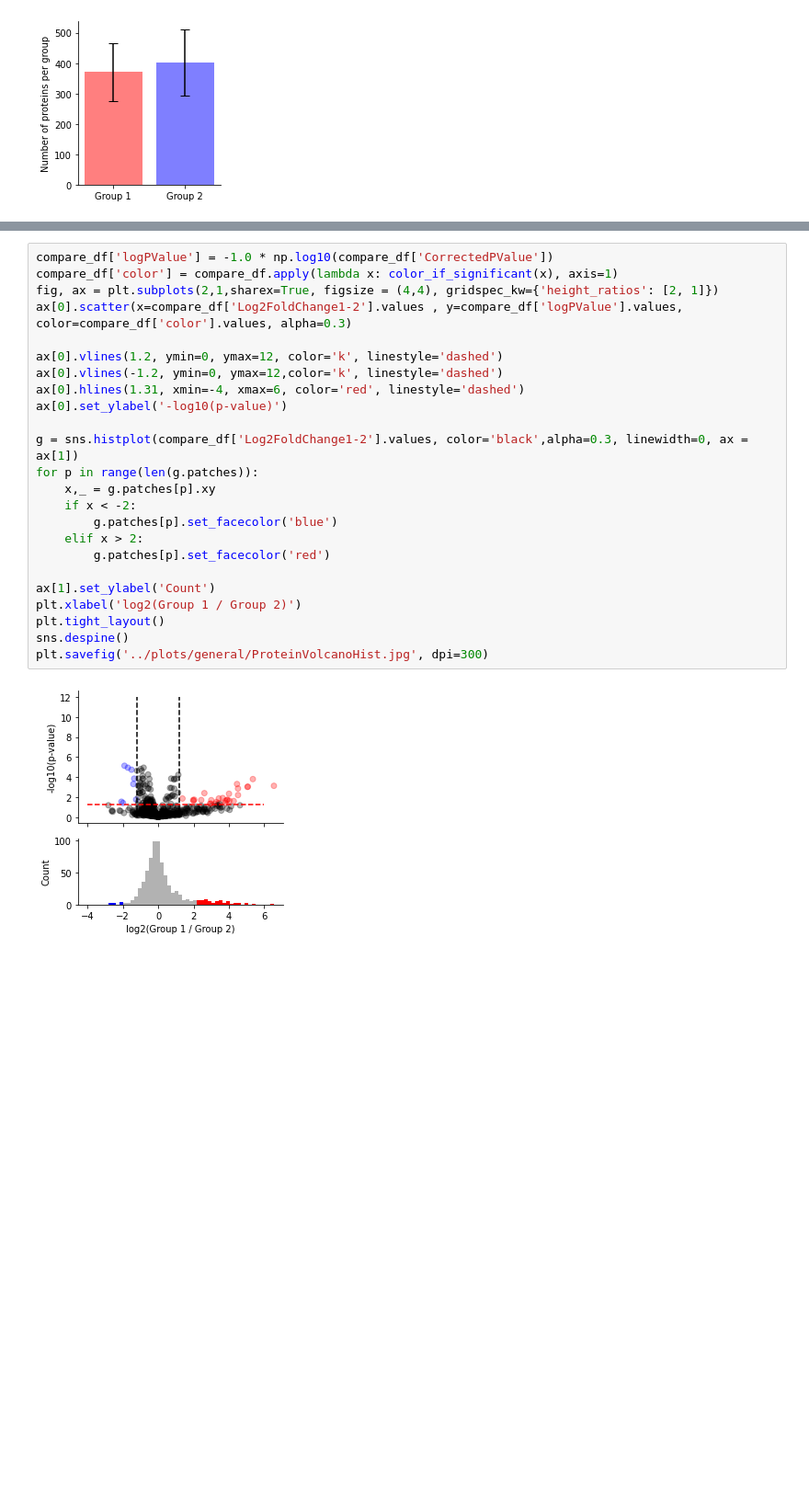
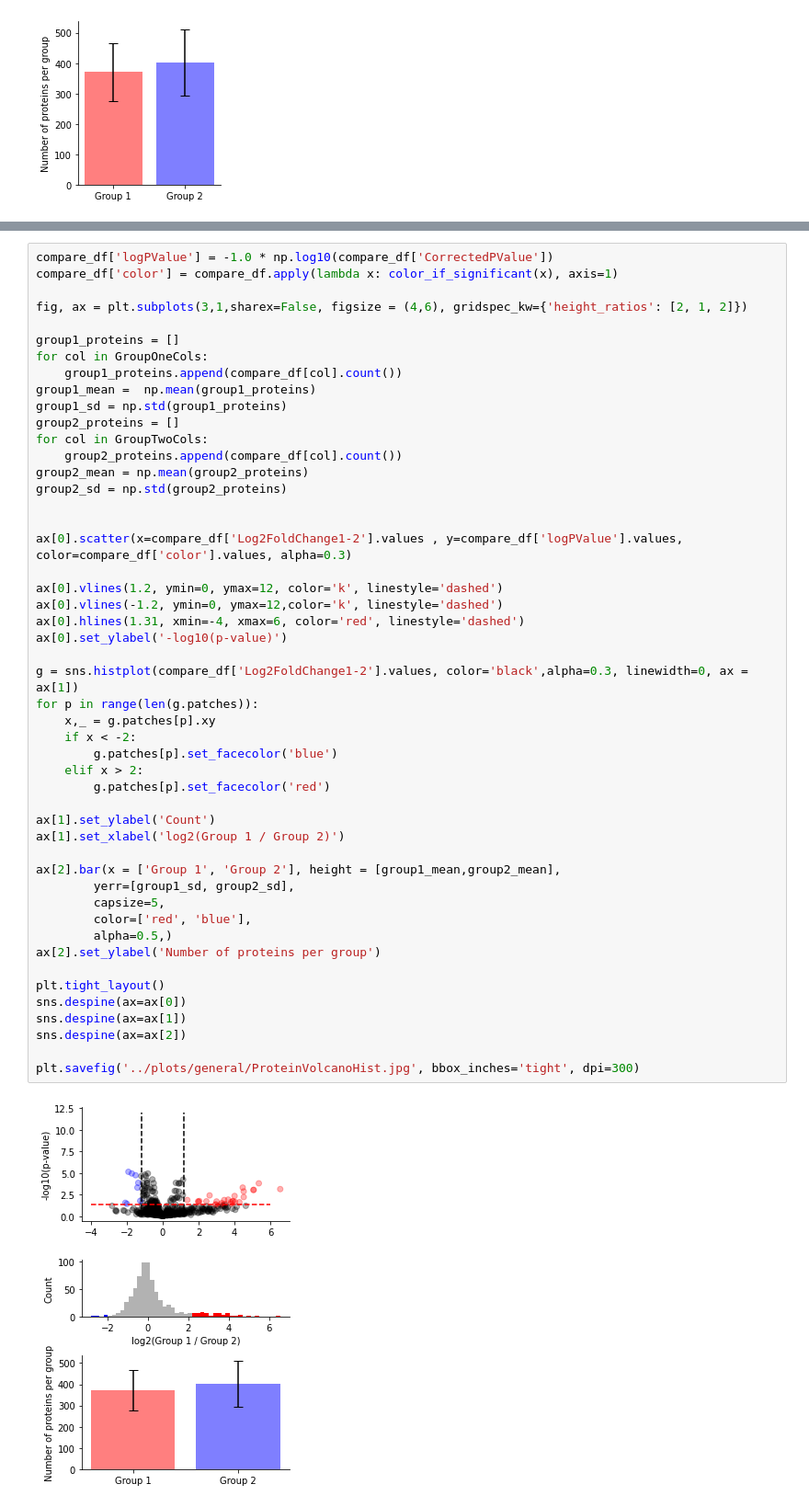
Before and after one commit to ErikHartman/sepsis-ml, a Jupyter notebook: src/general.ipynb, the cells around one changed output, grey strips where cells are left out. Shown: that part at 92% size. Cells and saved outputs as stored; diff of their text form; blank space fills up the shorter version.

```diff
--- a/src/general.ipynb
+++ b/src/general.ipynb
@@ -268,29 +274,54 @@ Name: Log2FoldChange1-2, dtype: float64
 # %%
 compare_df['logPValue'] = -1.0 * np.log10(compare_df['CorrectedPValue'])
 compare_df['color'] = compare_df.apply(lambda x: color_if_significant(x), axis=1)
-fig, ax = plt.subplots(2,1,sharex=True, figsize = (4,4), gridspec_kw={'height_ratios': [2, 1]})
+
+fig, ax = plt.subplots(3,1,sharex=False, figsize = (4,6), gridspec_kw={'height_ratios': [2, 1, 2]})
+
+group1_proteins = []
+for col in GroupOneCols:
+    group1_proteins.append(compare_df[col].count())
+group1_mean =  np.mean(group1_proteins)
+group1_sd = np.std(group1_proteins)
+group2_proteins = []
+for col in GroupTwoCols:
+    group2_proteins.append(compare_df[col].count())
+group2_mean = np.mean(group2_proteins)
+group2_sd = np.std(group2_proteins)
+
+
 ax[0].scatter(x=compare_df['Log2FoldChange1-2'].values , y=compare_df['logPValue'].values, color=compare_df['color'].values, alpha=0.3)
 
 ax[0].vlines(1.2, ymin=0, ymax=12, color='k', linestyle='dashed')
 ax[0].vlines(-1.2, ymin=0, ymax=12,color='k', linestyle='dashed')
 ax[0].hlines(1.31, xmin=-4, xmax=6, color='red', linestyle='dashed')
 ax[0].set_ylabel('-log10(p-value)')
 
 g = sns.histplot(compare_df['Log2FoldChange1-2'].values, color='black',alpha=0.3, linewidth=0, ax = ax[1])
 for p in range(len(g.patches)):
     x,_ = g.patches[p].xy
     if x < -2:
         g.patches[p].set_facecolor('blue')
     elif x > 2:
         g.patches[p].set_facecolor('red')
 
 ax[1].set_ylabel('Count')
-plt.xlabel('log2(Group 1 / Group 2)')
+ax[1].set_xlabel('log2(Group 1 / Group 2)')
+
+ax[2].bar(x = ['Group 1', 'Group 2'], height = [group1_mean,group2_mean],
+        yerr=[group1_sd, group2_sd],
+        capsize=5,
+        color=['red', 'blue'],
+        alpha=0.5,)
+ax[2].set_ylabel('Number of proteins per group')
+
 plt.tight_layout()
-sns.despine()
-plt.savefig('../plots/general/ProteinVolcanoHist.jpg', dpi=300)
+sns.despine(ax=ax[0])
+sns.despine(ax=ax[1])
+sns.despine(ax=ax[2])
+
+plt.savefig('../plots/general/ProteinVolcanoHist.jpg', bbox_inches='tight', dpi=300)
 # %% [output]
-[figure, old version]
+[figure, new version]
 # %%
 quant_matrix = QuantMatrix(
     quantification_file=f"{MS_DATA_PATH}/220316_ghost_nrt_filtered.tsv",
```
Also changed, not shown: parts of 8 cells of this notebook, 3 other files.
